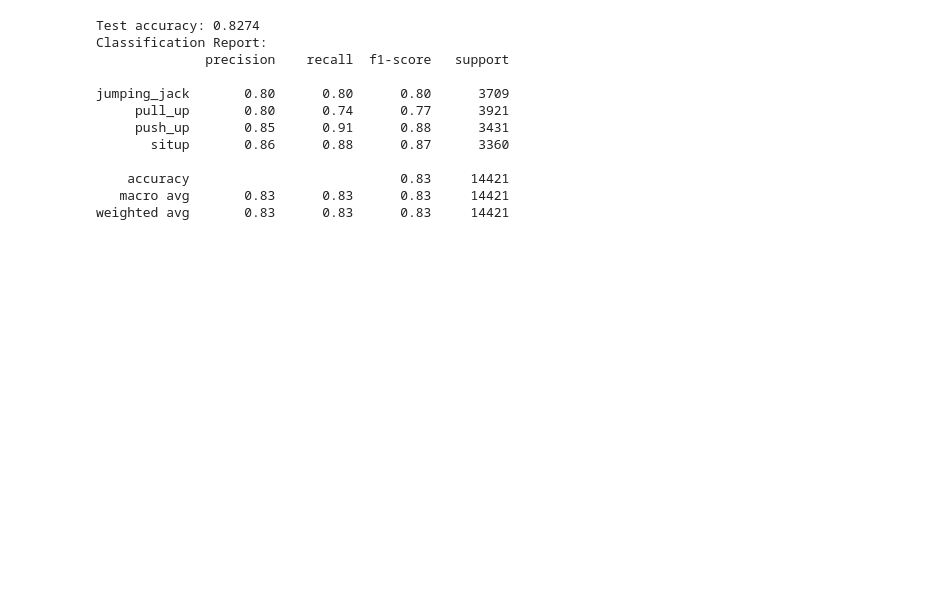
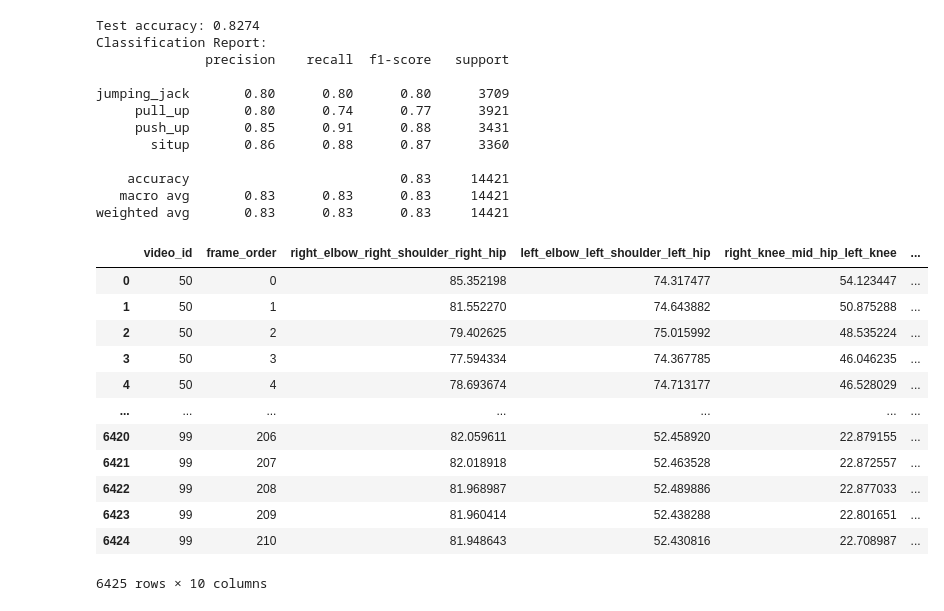
Before and after one commit to GhaithAshkar/Virtual-Gym, a Jupyter notebook: model/gym_ai_model_training v2-checkpoint.ipynb, the cells around one changed output. Saved outputs shown, nothing was run; the diff lists cells and outputs as text; code cells hidden in the pictures; blank space fills up the shorter version.

```diff
--- a/model/gym_ai_model_training v2-checkpoint.ipynb
+++ b/model/gym_ai_model_training v2-checkpoint.ipynb
@@ -227,5 +281,21 @@ jumping_jack       0.80      0.80      0.80      3709
    macro avg       0.83      0.83      0.83     14421
 weighted avg       0.83      0.83      0.83     14421
 # %%
-test_instance_df = pd.read_csv('../data/Image_angles_download.csv')
-test_instance_df = test_instance_df[FEATURE_COLS]
+test_instance_Incorrect_PushUp_df = pd.read_csv(r"C:\Users\gaith\Desktop\Final Project23-24\Scratch GYM extract feature\CsvFiles\Eval_PushUp\Incorrect_pushup.csv")
+y_test_Incorrect_PushUp = np.full(6425, 'push_up')
+# %%
+test_instance_Incorrect_PushUp_df
+# %% [output]
+|  | video_id | frame_order | right_elbow_right_shoulder_right_hip | left_elbow_left_shoulder_left_hip | right_knee_mid_hip_left_knee | ... |
+| 0 | 50 | 0 | 85.352198 | 74.317477 | 54.123447 | ... |
+| 1 | 50 | 1 | 81.552270 | 74.643882 | 50.875288 | ... |
+| 2 | 50 | 2 | 79.402625 | 75.015992 | 48.535224 | ... |
+| 3 | 50 | 3 | 77.594334 | 74.367785 | 46.046235 | ... |
+| 4 | 50 | 4 | 78.693674 | 74.713177 | 46.528029 | ... |
+| ... | ... | ... | ... | ... | ... | ... |
+| 6420 | 99 | 206 | 82.059611 | 52.458920 | 22.879155 | ... |
+| 6421 | 99 | 207 | 82.018918 | 52.463528 | 22.872557 | ... |
+| 6422 | 99 | 208 | 81.968987 | 52.489886 | 22.877033 | ... |
+| 6423 | 99 | 209 | 81.960414 | 52.438288 | 22.801651 | ... |
+| 6424 | 99 | 210 | 81.948643 | 52.430816 | 22.708987 | ... |
+6425 rows × 10 columns
```
Also changed, not shown: parts of 12 cells of this notebook, 6 other files.
